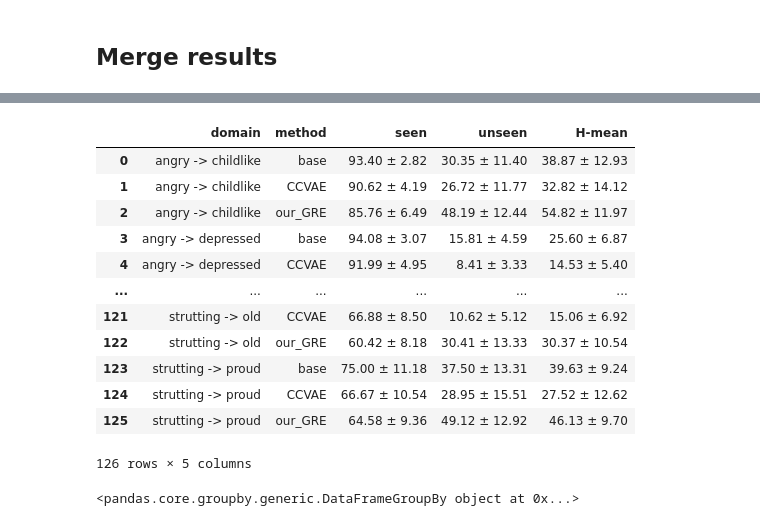
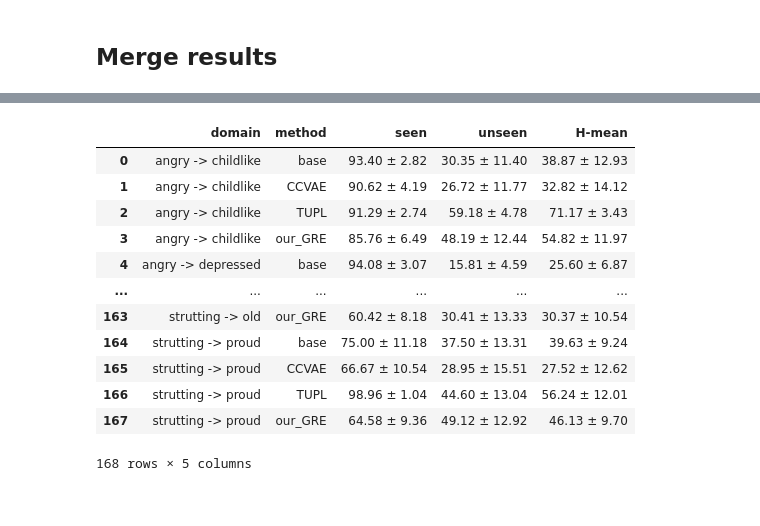
Before and after one commit to abolfazlasad/changeDomainNotebooks, a Jupyter notebook: notebooks/effective-gzsda/gzsda/refactored-actionStyle.ipynb, the cells around one changed output, grey strips where cells are left out. Drawn from its saved outputs; the diff is of its cells as text; code cells hidden in the pictures.

```diff
--- a/notebooks/effective-gzsda/gzsda/refactored-actionStyle.ipynb
+++ b/notebooks/effective-gzsda/gzsda/refactored-actionStyle.ipynb
@@ -57,12 +58,14 @@ base = "base"
 CCVAE = "CCVAE"
 our0 = "our0"
 our_GRE = "our_GRE"
+tupl = "TUPL"
 
 # clear last result
 # result.pop(base, None)
 # result.pop(CCVAE, None)
 # result.pop(our0, None)
 # result.pop(our_GRE, None)
+# result.pop(tupl, None)
 # %% [markdown]
 ## Base
 # %%
@@ -182,3 +187,25 @@ if our_GRE not in result:
+# %%
+def main_tupl(args):
+    set_seed(args)
+
+    device = torch.device('cuda' if torch.cuda.is_available() else 'cpu')
+
+    acc_s, acc_u, h = run_tupl(
+        data_root="./data/",
+        dataset="actionstyle",
+        source=args.sourceDomainIndex,
+        target=args.targetDomainIndex,
+        trial=args.trialIndex,
+        seed=args.seed,
+        device=device,
+        quiet=True,
+        return_model=False,
+    )
+    print('seen acc:{:2.4f}, unseen acc:{:2.4f}, H:{:2.4f}'.format(acc_s / 100, acc_u / 100, h / 100))
+    return None, None, acc_s / 100.0, acc_u / 100.0
+# %%
+if tupl not in result:
+    result[tupl] = run_all_senario(main_tupl, DOMAIN_SET, input_dim=512, num_trial=6)
 # %% [markdown]
 
 ## Merge results
@@ -209,33 +236,33 @@ result.pop(our0, None)
 # %%
 import pandas as pd
 import re
 
 rows = [(k, m, result[m][k]) for m in result for k in result[m]]
 df = pd.DataFrame(rows, columns=['domain', 'method', 'values'])
 
 def extract_metrics(text):
     matches = dict(re.findall(r'(\w+):\s+([\d.]+\s*±\s*[\d.]+)', text))
     return pd.Series(matches)
 
 df[['seen', 'unseen', 'H-mean']] = df['values'].apply(extract_metrics)
 df = df[['domain', 'method', 'seen', 'unseen', 'H-mean']]
 
-df['method'] = pd.Categorical(df['method'], categories=[base, CCVAE, our0, our_GRE], ordered=True)
+df['method'] = pd.Categorical(df['method'], categories=[base, CCVAE, tupl, our0, our_GRE], ordered=True)
 df = df.sort_values(['domain', 'method']).reset_index(drop=True)
 
 df
 # %% [output]
 |  | domain | method | seen | unseen | H-mean |
 | 0 | angry -> childlike | base | 93.40 ± 2.82 | 30.35 ± 11.40 | 38.87 ± 12.93 |
 | 1 | angry -> childlike | CCVAE | 90.62 ± 4.19 | 26.72 ± 11.77 | 32.82 ± 14.12 |
-| 2 | angry -> childlike | our_GRE | 85.76 ± 6.49 | 48.19 ± 12.44 | 54.82 ± 11.97 |
-| 3 | angry -> depressed | base | 94.08 ± 3.07 | 15.81 ± 4.59 | 25.60 ± 6.87 |
-| 4 | angry -> depressed | CCVAE | 91.99 ± 4.95 | 8.41 ± 3.33 | 14.53 ± 5.40 |
+| 2 | angry -> childlike | TUPL | 91.29 ± 2.74 | 59.18 ± 4.78 | 71.17 ± 3.43 |
+| 3 | angry -> childlike | our_GRE | 85.76 ± 6.49 | 48.19 ± 12.44 | 54.82 ± 11.97 |
+| 4 | angry -> depressed | base | 94.08 ± 3.07 | 15.81 ± 4.59 | 25.60 ± 6.87 |
 | ... | ... | ... | ... | ... | ... |
-| 121 | strutting -> old | CCVAE | 66.88 ± 8.50 | 10.62 ± 5.12 | 15.06 ± 6.92 |
-| 122 | strutting -> old | our_GRE | 60.42 ± 8.18 | 30.41 ± 13.33 | 30.37 ± 10.54 |
-| 123 | strutting -> proud | base | 75.00 ± 11.18 | 37.50 ± 13.31 | 39.63 ± 9.24 |
-| 124 | strutting -> proud | CCVAE | 66.67 ± 10.54 | 28.95 ± 15.51 | 27.52 ± 12.62 |
-| 125 | strutting -> proud | our_GRE | 64.58 ± 9.36 | 49.12 ± 12.92 | 46.13 ± 9.70 |
+| 163 | strutting -> old | our_GRE | 60.42 ± 8.18 | 30.41 ± 13.33 | 30.37 ± 10.54 |
+| 164 | strutting -> proud | base | 75.00 ± 11.18 | 37.50 ± 13.31 | 39.63 ± 9.24 |
+| 165 | strutting -> proud | CCVAE | 66.67 ± 10.54 | 28.95 ± 15.51 | 27.52 ± 12.62 |
+| 166 | strutting -> proud | TUPL | 98.96 ± 1.04 | 44.60 ± 13.04 | 56.24 ± 12.01 |
+| 167 | strutting -> proud | our_GRE | 64.58 ± 9.36 | 49.12 ± 12.92 | 46.13 ± 9.70 |
-126 rows × 5 columns
+168 rows × 5 columns
 # %%
@@ -243,4 +269,0 @@ df.to_csv(RESULT_CSV_PATH)
-# %%
-df.groupby("domain")
-# %% [output]
-<pandas.core.groupby.generic.DataFrameGroupBy object at 0x...>
```
Also changed, not shown: parts of 9 cells of this notebook, 14 other files.
